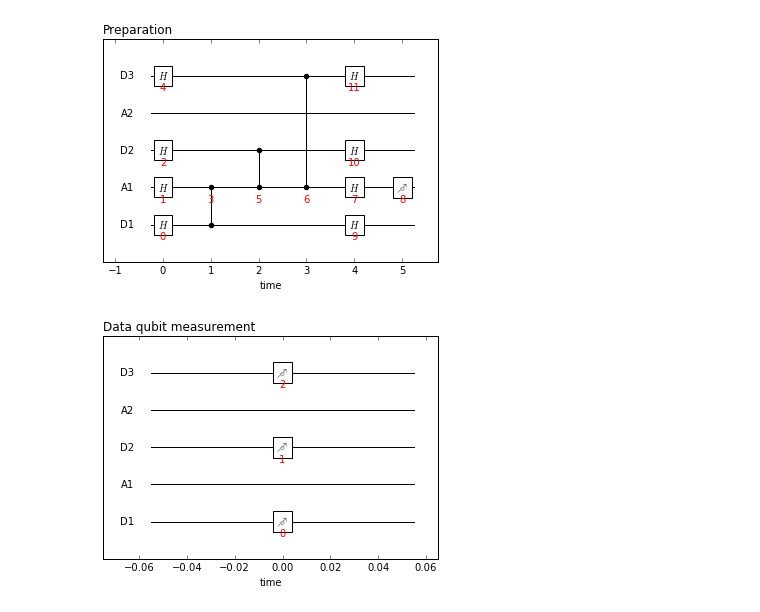
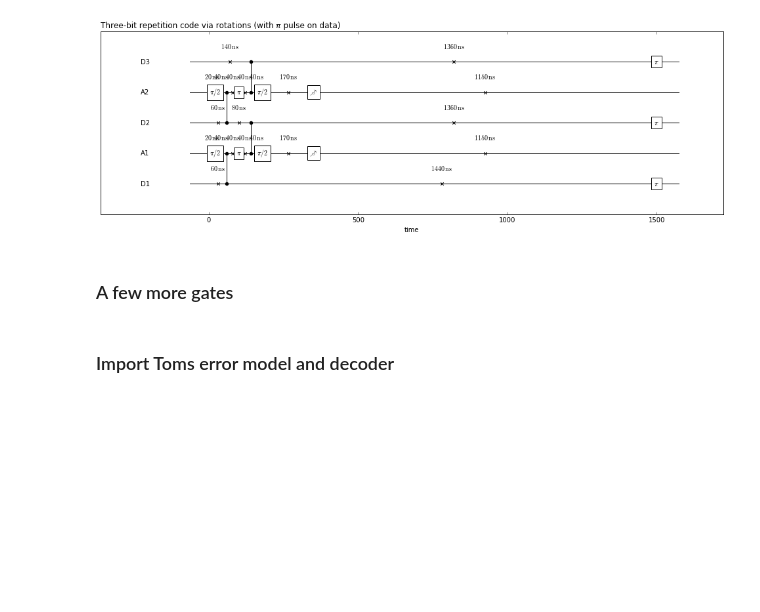
Before and after one commit to quantumsim/quantumsim, a Jupyter notebook: threeqbit.ipynb, the cells around one changed output. Cells and saved outputs as stored; diff of their text form; code cells hidden in the pictures; blank space fills up the shorter version.

```diff
--- a/threeqbit.ipynb
+++ b/threeqbit.ipynb
@@ -53,29 +89,81 @@ repetition_code_round = c
+# %%
+c = circuit.Circuit("Three-bit repetition code via rotations (with π pulse on data)")
+
+for qb in qubit_names:
+    if "A" in qb:
+        c.add_qubit(qb, t1, t2_ancilla)
+    else:
+        c.add_qubit(qb, t1, t2)
+
+
+
+c.add_rotate_y("A1", angle=np.pi/2, time=0.5*t_gate)
+c.add_rotate_y("A2", angle=np.pi/2, time=0.5*t_gate)
+
+c.add_cphase("A1", "D1", time=1.5*t_gate)
+c.add_cphase("A2", "D2", time=1.5*t_gate)
+
+c.add_rotate_y("A1", angle=np.pi, time=2.5*t_gate)
+c.add_rotate_y("A2", angle=np.pi, time=2.5*t_gate)
+
+c.add_cphase("A1", "D2", time=3.5*t_gate)
+c.add_cphase("A2", "D3", time=3.5*t_gate)
+
+c.add_rotate_y("A1", angle=np.pi/2, time=4.5*t_gate)
+c.add_rotate_y("A2", angle=np.pi/2, time=4.5*t_gate)
+
+
+
+sampler = circuit.uniform_noisy_sampler(seed=42, readout_error=readout_error)
+m1 = circuit.Measurement("A1", time=5*t_gate+0.5*t_meas, sampler=sampler)
+c.add_gate(m1)
+sampler2 = circuit.uniform_noisy_sampler(seed=43, readout_error=readout_error)
+m2 = circuit.Measurement("A2", time=5*t_gate+0.5*t_meas, sampler=sampler2)
+c.add_gate(m2)
+
+for qb in ['D1', 'D2', 'D3']:
+    c.add_rotate_y(qb, angle=np.pi, time=5*t_gate+t_meas+t_rest)
+    pass
+
+
+c.add_waiting_gates(tmin=0, tmax=5*t_gate+t_meas+t_rest)
+
+plt.figure(figsize=(17,5))
+
+
+c.order()
+c.plot()
+
+
+repetition_code_round_rot = c
+# %% [output]
+[figure, added]
+# %% [markdown]
+### A few more gates
 # %%
-c = circuit.Circuit("Preparation")
+c = circuit.Circuit("Logical Hadamard gate")
 
 for qb in qubit_names:
     c.add_qubit(qb, t1, t2)
 
 c.add_hadamard("D1", 0)
 c.add_hadamard("D2", 0)
-c.add_hadamard("D3", 0)
-c.add_hadamard("A1", 0)
 
-c.add_cphase("A1", "D1", 1)
-c.add_cphase("A1", "D2", 2)
-c.add_cphase("A1", "D3", 3)
+c.add_cphase("D1", "D3", 2)
+c.add_cphase("D2", "D3", 1)
 
-c.add_hadamard("A1", 4)
+
 c.add_hadamard("D1", 4)
 c.add_hadamard("D2", 4)
-c.add_hadamard("D3", 4)
+c.add_hadamard("D3", 0)
 
-c.add_measurement("A1", time=5, sampler=None)
+
+
 
 c.order()
 c.plot()
 
-preparation_circuit = c
+logical_hadamard = c
 
 plt.figure()
 
@@ -94,9 +182,8 @@ c.order()
 c.plot()
 
 final_meas_circuit = c
-# %% [output]
-[figure, removed]
-[figure, removed]
+# %% [markdown]
+### Import Toms error model and decoder
 # %%
 import qec
 import qec.circuit_characterization.error_model.unsymmetrised_decay as err_model
```
Also changed, not shown: parts of 21 cells of this notebook.
